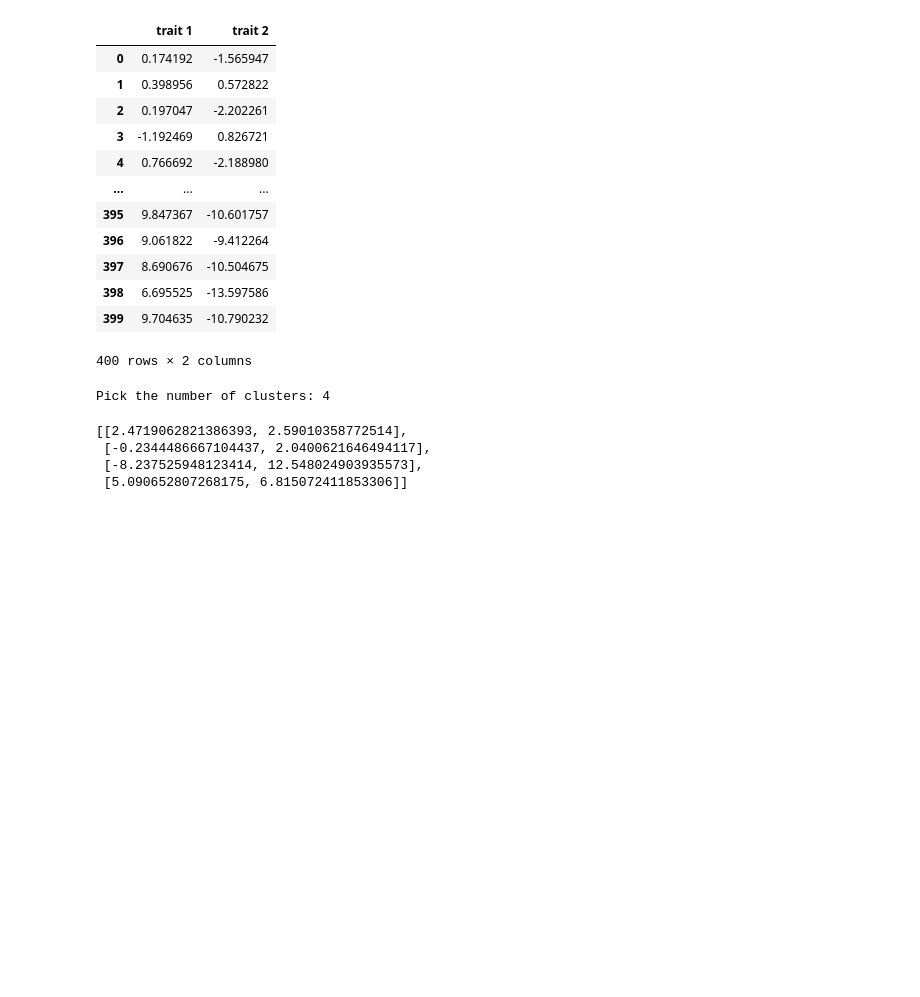
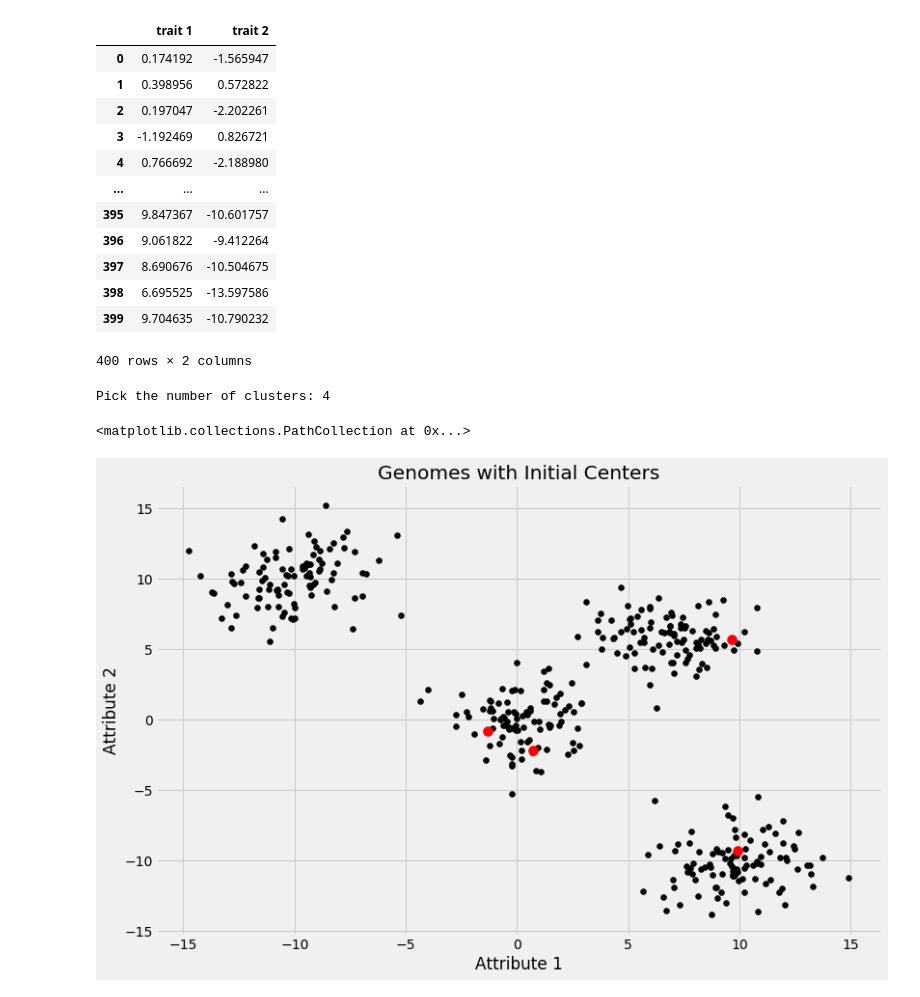
Before and after one commit to maxwellmckee/basic_kmeans_from_scratch, a Jupyter notebook: K-means_Clustering.ipynb, the cells around one changed output. Saved outputs shown, nothing was run; the diff lists cells and outputs as text; code cells hidden in the pictures; blank space fills up the shorter version.

```diff
--- a/K-means_Clustering.ipynb
+++ b/K-means_Clustering.ipynb
@@ -32,22 +39,30 @@ gene_df
 | 398 | 6.695525 | -13.597586 |
 | 399 | 9.704635 | -10.790232 |
 400 rows × 2 columns
-# %%
-matrix = gene_df.to_numpy() #convert dataframe to numpy matrix
-
-center_num = int(input("Pick the number of clusters: ")) #user input to specify number of clusters
-# %% [output]
-Pick the number of clusters: 4
 # %%
+#matrix of gene attributes, asking for number of clusters, pick initial centers
+
+matrix = gene_df.to_numpy() #convert dataframe to numpy matrix
+
+center_num = int(input("Pick the number of clusters: ")) #user input to specify number of clusters
+
 index = list(np.random.choice(matrix.shape[0], center_num, replace = False)) #choose x number of random indices from matrix (based on user input)
-
 center_start = []
 for i in index: #append the elements of matrix to center_start from index
-     center_start.append(matrix[i].tolist())
-center_start
+    center_start.append(matrix[i].tolist())
+center_start = np.asarray(center_start)
 # %% [output]
-[[2.4719062821386393, 2.59010358772514],
- [-0.2344486667104437, 2.0400621646494117],
- [-8.237525948123414, 12.548024903935573],
- [5.090652807268175, 6.815072411853306]]
+Pick the number of clusters: 4
+# %%
+#plot genome points with initial centers
+
+plt.style.use('fivethirtyeight')
+plt.figure(figsize=(12,8))
+plt.title('Genomes with Initial Centers')
+plt.xlabel('Attribute 1'), plt.ylabel('Attribute 2')
+plt.scatter(matrix[:,0], matrix[:,1], color='black')
+plt.scatter(center_start[:,0], center_start[:,1], color='red', s=100, marker='o')
+# %% [output]
+<matplotlib.collections.PathCollection at 0x...>
+[figure, added]
 # %%
```
Also changed, not shown: parts of 10 cells of this notebook.
